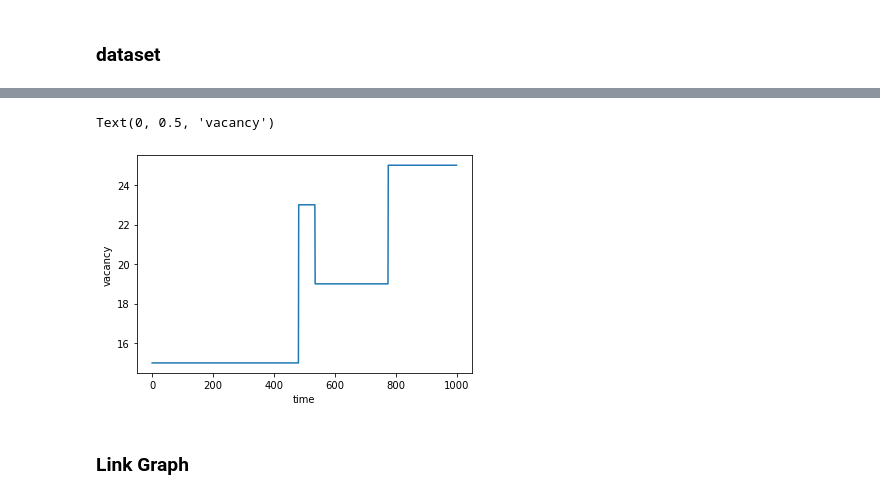
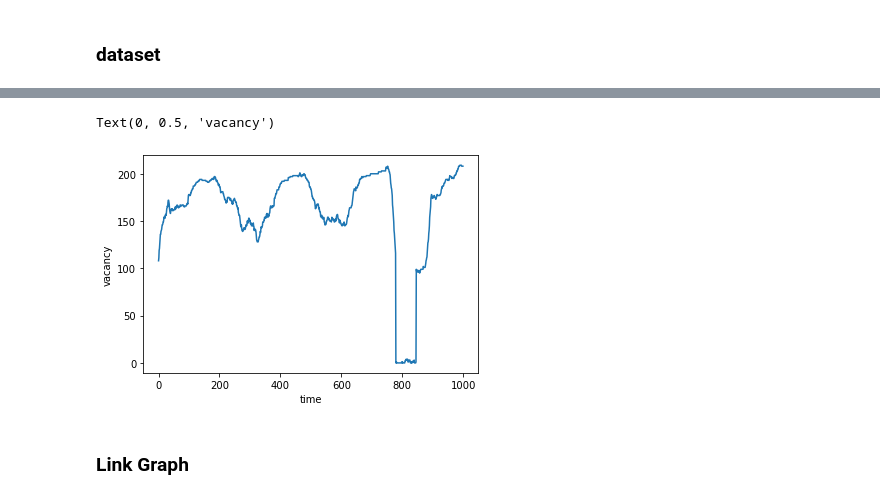
Before and after one commit to acse-yl13320/PolyU-parking, a Jupyter notebook: preprocess_garage.ipynb, the cells around one changed output, grey strips where cells are left out. Drawn from its saved outputs; the diff is of its cells as text; code cells hidden in the pictures.

```diff
--- a/preprocess_garage.ipynb
+++ b/preprocess_garage.ipynb
@@ -102,5 +101,5 @@ print(len(usable_ids))
 # %%
-path = 'garage'
+path = '2022/garage'
 dates = os.listdir(path)
 
 usable_ids_dict = {}
@@ -152,7 +151,7 @@ print(len(usable_ids), len(final_id_list))
 id_list = sorted(final_id_list)
 id_dict = {}
 
-f = open('garage_index.csv', 'w')
+f = open('2022/garage_index.csv', 'w')
 for i, id in enumerate(id_list):
     lat = res[id]['latitude']
     lon = res[id]['longitude']
@@ -162,11 +161,11 @@ f.close()
 # %% [markdown]
 ### dataset
 # %%
-path = 'garage'
+path = '2022/garage'
 dates = os.listdir(path)
 size = len(id_dict)
 file_idx = 0
-save_path = 'garage_dataset'
+save_path = '2022/garage_dataset'
 
 data_avg = torch.zeros(size)
 
@@ -201,0 +203,11 @@ data_avg /= file_idx
+# %%
+time_list = os.listdir('2022/meter/20220414')
+time_list = [int(x[:-6]) for x in time_list]
+
+print(len(time_list))
+
+for i in range(24):
+    for j in range(12):
+        x = (i * 100 + j * 5)
+        if x not in time_list:
+            print(x)
@@ -209,25 +224,25 @@ tensor(1.0731)
 # %%
 # idx = 12
 # idx = 13
 # idx = 17
 idx = 100
-path = 'garage_dataset'
+path = '2022/garage_dataset'
 m, n = 0, 1000
 x = []
 curve = []
 size = len(os.listdir(path)) - 1
 for i in tqdm(range(m, n)):
     i %= size
     x.append(i)
     data = torch.load(os.path.join(path, '%d.pt'%i))
     curve.append(data[idx])
 
 plt.plot(x, curve)
 plt.xlabel('time')
 plt.ylabel('vacancy')
 # %% [output]
 Text(0, 0.5, 'vacancy')
-[figure, old version]
+[figure, new version]
 # %% [markdown]
 ### Link Graph
 # %%
```
Also changed, not shown: parts of 14 cells of this notebook, 9 other files.
